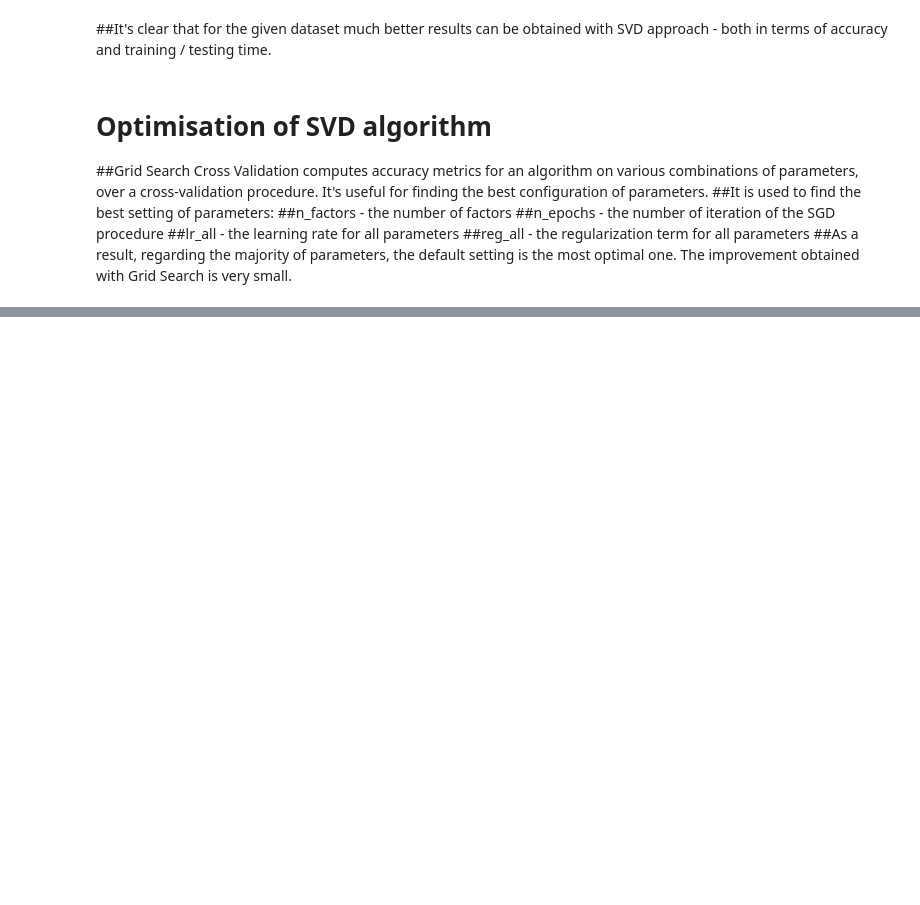
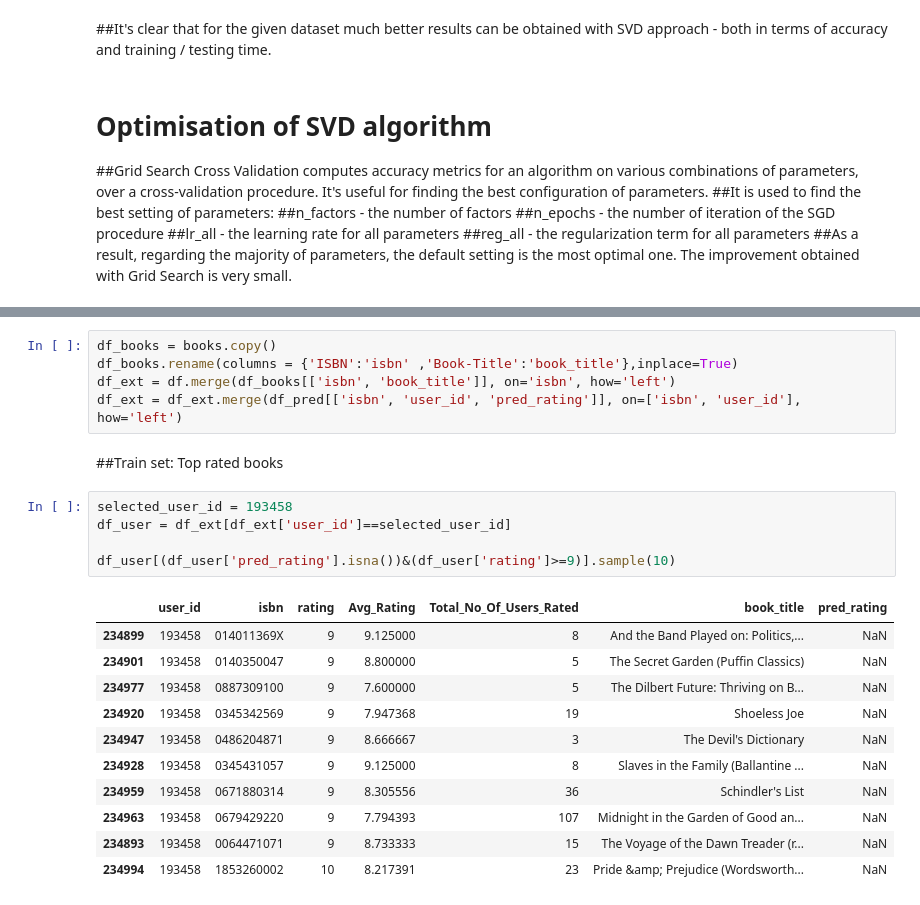
Before and after one commit to IfrazQazi/Book-Recommendation-System, a Jupyter notebook: Book_Recommendation_system.ipynb, the cells around one changed output, grey strips where cells are left out. Drawn from its saved outputs; the diff is of its cells as text; blank space fills up the shorter version.

```diff
--- a/Book_Recommendation_system.ipynb
+++ b/Book_Recommendation_system.ipynb
@@ -1022,0 +1092,24 @@ print(gs.best_params['rmse'])
+# %%
+df_books = books.copy()
+df_books.rename(columns = {'ISBN':'isbn' ,'Book-Title':'book_title'},inplace=True)
+df_ext = df.merge(df_books[['isbn', 'book_title']], on='isbn', how='left')
+df_ext = df_ext.merge(df_pred[['isbn', 'user_id', 'pred_rating']], on=['isbn', 'user_id'], how='left')
+# %% [markdown]
+##Train set: Top rated books
+# %%
+selected_user_id = 193458
+df_user = df_ext[df_ext['user_id']==selected_user_id]
+
+df_user[(df_user['pred_rating'].isna())&(df_user['rating']>=9)].sample(10)
+# %% [output]
+|  | user_id | isbn | rating | Avg_Rating | Total_No_Of_Users_Rated | book_title | pred_rating |
+| 234899 | 193458 | 014011369X | 9 | 9.125000 | 8 | And the Band Played on: Politics,... | NaN |
+| 234901 | 193458 | 0140350047 | 9 | 8.800000 | 5 | The Secret Garden (Puffin Classics) | NaN |
+| 234977 | 193458 | 0887309100 | 9 | 7.600000 | 5 | The Dilbert Future: Thriving on B... | NaN |
+| 234920 | 193458 | 0345342569 | 9 | 7.947368 | 19 | Shoeless Joe | NaN |
+| 234947 | 193458 | 0486204871 | 9 | 8.666667 | 3 | The Devil's Dictionary | NaN |
+| 234928 | 193458 | 0345431057 | 9 | 9.125000 | 8 | Slaves in the Family (Ballantine ... | NaN |
+| 234959 | 193458 | 0671880314 | 9 | 8.305556 | 36 | Schindler's List | NaN |
+| 234963 | 193458 | 0679429220 | 9 | 7.794393 | 107 | Midnight in the Garden of Good an... | NaN |
+| 234893 | 193458 | 0064471071 | 9 | 8.733333 | 15 | The Voyage of the Dawn Treader (r... | NaN |
+| 234994 | 193458 | 1853260002 | 10 | 8.217391 | 23 | Pride &amp; Prejudice (Wordsworth... | NaN |
```
Also changed, not shown: parts of 16 cells of this notebook.
